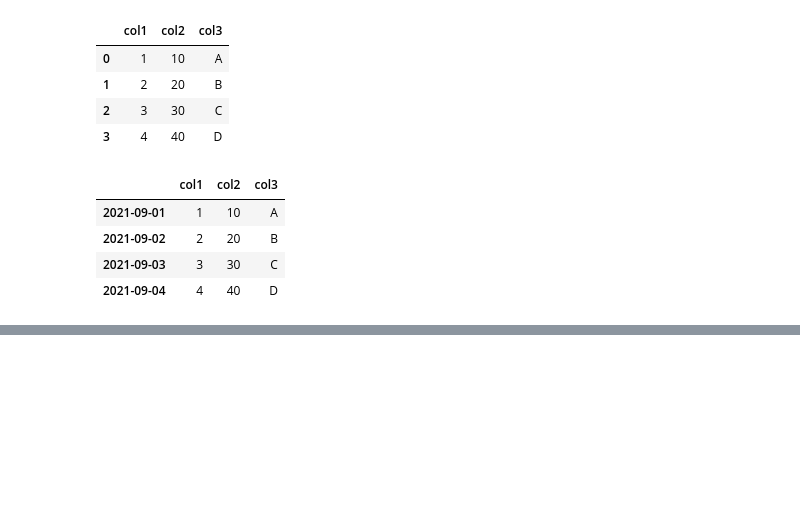
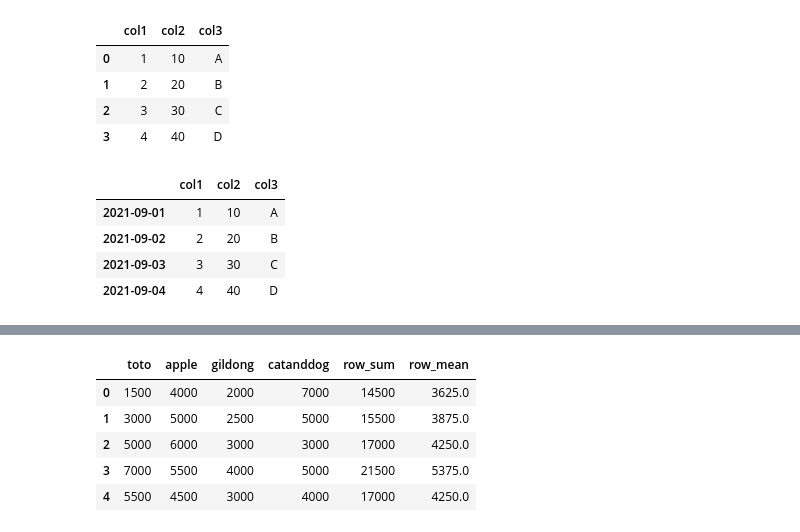
Before and after one commit to city1616/LikeLion_AI_SCHOOL_13th, a Jupyter notebook: 02. 웹과 Github 기본/06_python_library/02_pandas/01_pandas_basic.ipynb, the cells around one changed output, grey strips where cells are left out. Saved outputs shown, nothing was run; the diff lists cells and outputs as text; code cells hidden in the pictures; blank space fills up the shorter version.

```diff
--- a/02. 웹과 Github 기본/06_python_library/02_pandas/01_pandas_basic.ipynb
+++ b/02. 웹과 Github 기본/06_python_library/02_pandas/01_pandas_basic.ipynb
@@ -206,0 +755,3 @@ df
+# %%
+team_df["row_sum"] = team_df.sum(axis = 1)
+team_df
@@ -206,0 +827,12 @@ df
+# %%
+team_df["row_mean"] = team_df.iloc[:, 0:4].mean(axis = 1)
+# %%
+team_df.row_mean.sort_values(ascending = False)
+team_df
+# %% [output]
+|  | toto | apple | gildong | catanddog | row_sum | row_mean |
+| 0 | 1500 | 4000 | 2000 | 7000 | 14500 | 3625.0 |
+| 1 | 3000 | 5000 | 2500 | 5000 | 15500 | 3875.0 |
+| 2 | 5000 | 6000 | 3000 | 3000 | 17000 | 4250.0 |
+| 3 | 7000 | 5500 | 4000 | 5000 | 21500 | 5375.0 |
+| 4 | 5500 | 4500 | 3000 | 4000 | 17000 | 4250.0 |
```
Also changed, not shown: parts of 80 cells of this notebook.
